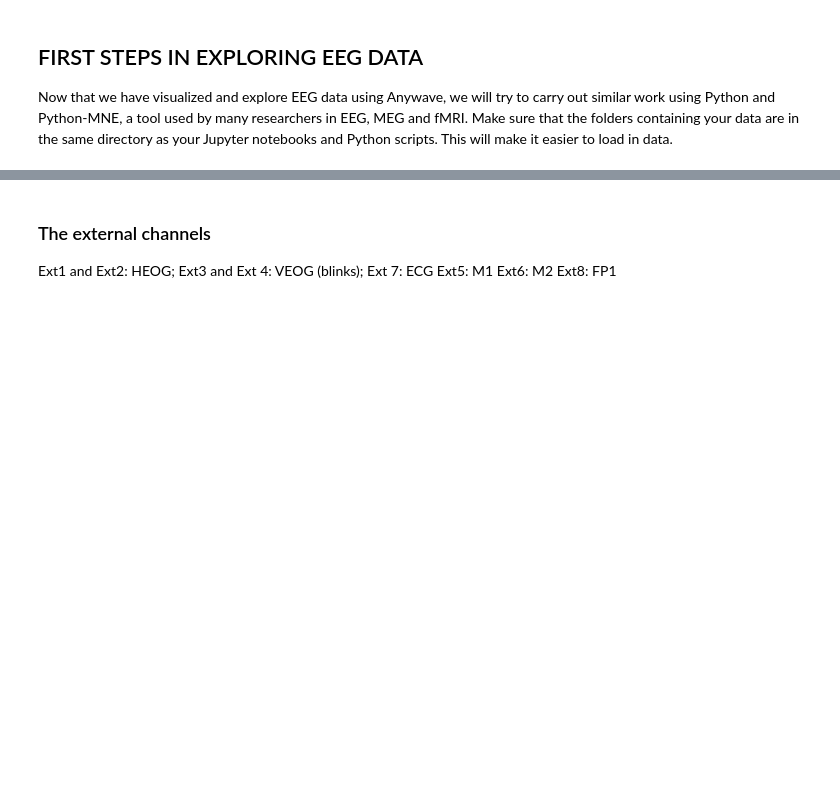
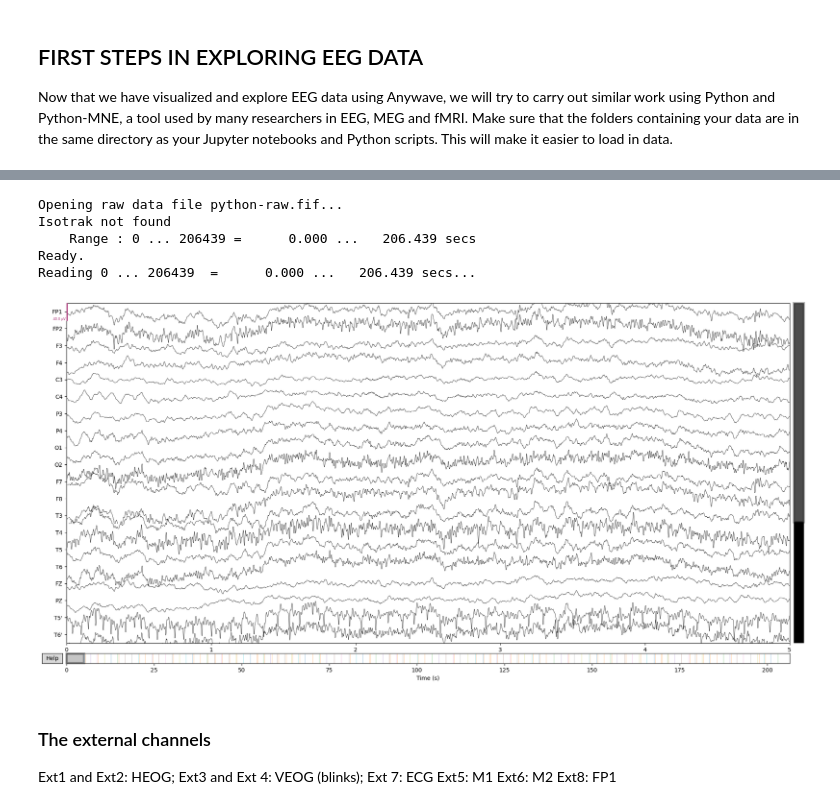
Before and after one commit to deebeebolger/MASCO_DataSC_2023, a Jupyter notebook: DataSC_2023_ExploreEEG.ipynb, the cells around one changed output, grey strips where cells are left out. Saved outputs shown, nothing was run; the diff lists cells and outputs as text; code cells hidden in the pictures; blank space fills up the shorter version.

```diff
--- a/DataSC_2023_ExploreEEG.ipynb
+++ b/DataSC_2023_ExploreEEG.ipynb
@@ -28,6 +30,27 @@ scale_dict = dict(mag=1e-12, grad=4e-11, eeg=20e-6, eog=150e-6, ecg=5e-4,
      emg=1e-3, ref_meg=1e-12, misc=1e-3, stim=1,
      resp=1, chpi=1e-4)
 mne.viz.plot_raw(rawIn, duration=5.0, scalings=scale_dict, remove_dc=True)
+# %%
+'''
+    The *.bdf file is quite large and may not work in Binder.
+    In this case we can load in the *python-raw.fif" file; *.fif is the mne python format.
+'''
+
+file2read = 'python-raw.fif'   # Define the path to dataset and the dataset title.
+
+rawIn = mne.io.read_raw_fif(file2read, preload=True)
+
+scale_dict = dict(mag=1e-12, grad=4e-11, eeg=20e-6, eog=150e-6, ecg=5e-4,
+     emg=1e-3, ref_meg=1e-12, misc=1e-3, stim=1,
+     resp=1, chpi=1e-4)
+mne.viz.plot_raw(rawIn, duration=5.0, scalings=scale_dict, remove_dc=True)
+# %% [output]
+Opening raw data file python-raw.fif...
+Isotrak not found
+    Range : 0 ... 206439 =      0.000 ...   206.439 secs
+Ready.
+Reading 0 ... 206439  =      0.000 ...   206.439 secs...
+[figure, added]
 # %% [markdown]
 ### The external channels
 
```
Also changed, not shown: parts of 4 cells of this notebook.
